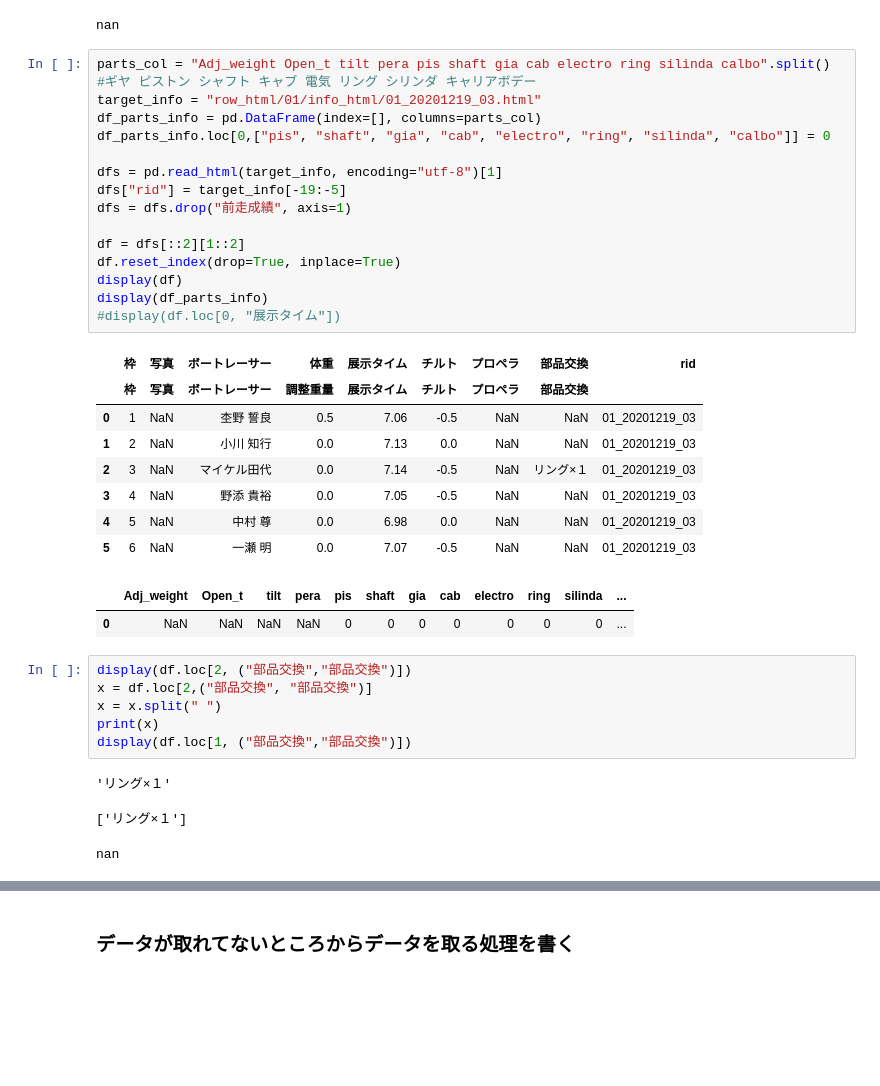
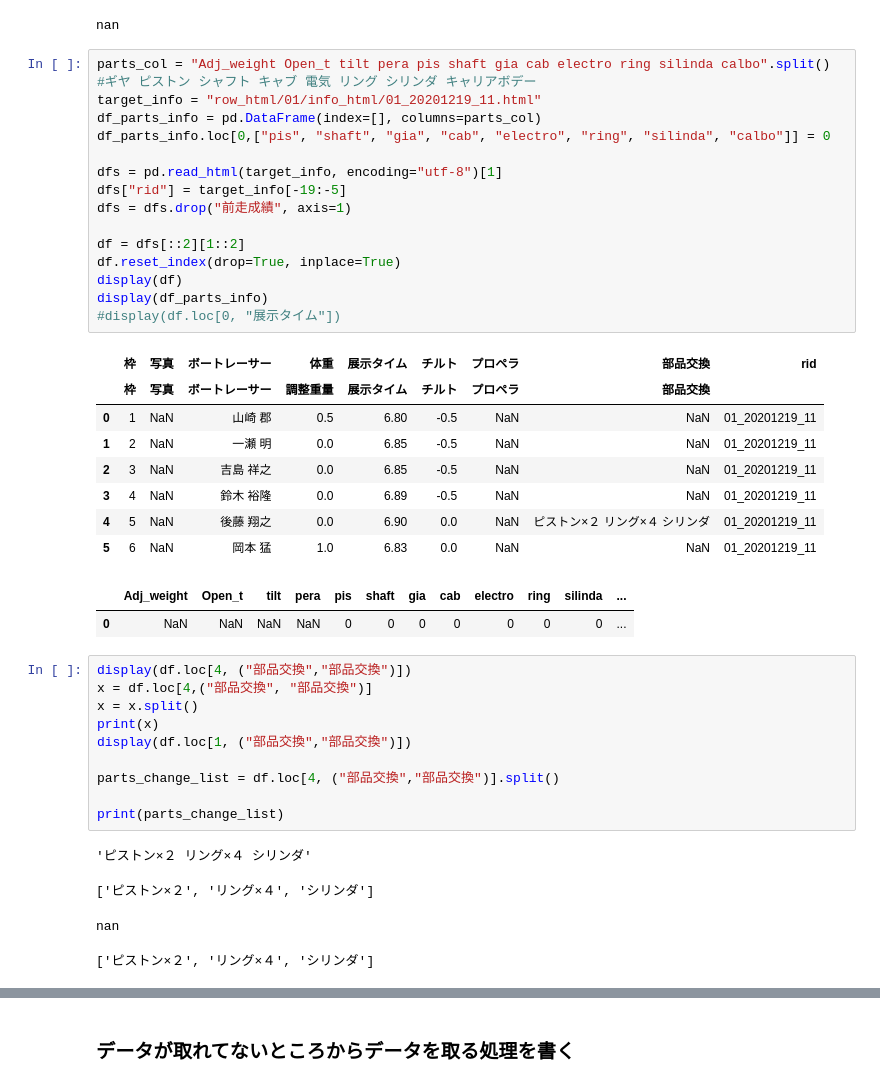
Before and after one commit to rakukanahoshi/kyoutei_AI, a Jupyter notebook: main.ipynb, the cells around one changed output, grey strips where cells are left out. Cells and saved outputs as stored; diff of their text form; blank space fills up the shorter version.

```diff
--- a/main.ipynb
+++ b/main.ipynb
@@ -198,40 +233,45 @@ nan
 # %%
 parts_col = "Adj_weight Open_t tilt pera pis shaft gia cab electro ring silinda calbo".split()
 #ギヤ ピストン シャフト キャブ 電気 リング シリンダ キャリアボデー
-target_info = "row_html/01/info_html/01_20201219_03.html"
+target_info = "row_html/01/info_html/01_20201219_11.html"
 df_parts_info = pd.DataFrame(index=[], columns=parts_col)
 df_parts_info.loc[0,["pis", "shaft", "gia", "cab", "electro", "ring", "silinda", "calbo"]] = 0
 
 dfs = pd.read_html(target_info, encoding="utf-8")[1]
 dfs["rid"] = target_info[-19:-5]
 dfs = dfs.drop("前走成績", axis=1)
 
 df = dfs[::2][1::2]
 df.reset_index(drop=True, inplace=True)
 display(df)
 display(df_parts_info)
 #display(df.loc[0, "展示タイム"])
 # %% [output]
 |  | 枠 | 写真 | ボートレーサー | 体重 | 展示タイム | チルト | プロペラ | 部品交換 | rid |
 |  | 枠 | 写真 | ボートレーサー | 調整重量 | 展示タイム | チルト | プロペラ | 部品交換 |  |
-| 0 | 1 | NaN | 杢野 誓良 | 0.5 | 7.06 | -0.5 | NaN | NaN | 01_20201219_03 |
-| 1 | 2 | NaN | 小川 知行 | 0.0 | 7.13 | 0.0 | NaN | NaN | 01_20201219_03 |
-| 2 | 3 | NaN | マイケル田代 | 0.0 | 7.14 | -0.5 | NaN | リング×１ | 01_20201219_03 |
-| 3 | 4 | NaN | 野添 貴裕 | 0.0 | 7.05 | -0.5 | NaN | NaN | 01_20201219_03 |
-| 4 | 5 | NaN | 中村 尊 | 0.0 | 6.98 | 0.0 | NaN | NaN | 01_20201219_03 |
-| 5 | 6 | NaN | 一瀬 明 | 0.0 | 7.07 | -0.5 | NaN | NaN | 01_20201219_03 |
+| 0 | 1 | NaN | 山崎 郡 | 0.5 | 6.80 | -0.5 | NaN | NaN | 01_20201219_11 |
+| 1 | 2 | NaN | 一瀬 明 | 0.0 | 6.85 | -0.5 | NaN | NaN | 01_20201219_11 |
+| 2 | 3 | NaN | 吉島 祥之 | 0.0 | 6.85 | -0.5 | NaN | NaN | 01_20201219_11 |
+| 3 | 4 | NaN | 鈴木 裕隆 | 0.0 | 6.89 | -0.5 | NaN | NaN | 01_20201219_11 |
+| 4 | 5 | NaN | 後藤 翔之 | 0.0 | 6.90 | 0.0 | NaN | ピストン×２ リング×４ シリンダ | 01_20201219_11 |
+| 5 | 6 | NaN | 岡本 猛 | 1.0 | 6.83 | 0.0 | NaN | NaN | 01_20201219_11 |
 |  | Adj_weight | Open_t | tilt | pera | pis | shaft | gia | cab | electro | ring | silinda | ... |
 | 0 | NaN | NaN | NaN | NaN | 0 | 0 | 0 | 0 | 0 | 0 | 0 | ... |
 # %%
-display(df.loc[2, ("部品交換","部品交換")])
-x = df.loc[2,("部品交換", "部品交換")]
-x = x.split(" ")
+display(df.loc[4, ("部品交換","部品交換")])
+x = df.loc[4,("部品交換", "部品交換")]
+x = x.split()
 print(x)
 display(df.loc[1, ("部品交換","部品交換")])
+
+parts_change_list = df.loc[4, ("部品交換","部品交換")].split()
+
+print(parts_change_list)
 # %% [output]
-'リング×１'
+'ピストン×２ リング×４ シリンダ'
-['リング×１']
+['ピストン×２', 'リング×４', 'シリンダ']
 nan
+['ピストン×２', 'リング×４', 'シリンダ']
 # %%
 df_parts_info.loc[0, "Adj_weight"] = df.loc[0, ("体重", "調整重量")]
 df_parts_info.loc[0, "Open_t"] = df.loc[0, ("展示タイム", "展示タイム")]
```
Also changed, not shown: parts of 13 cells of this notebook.
